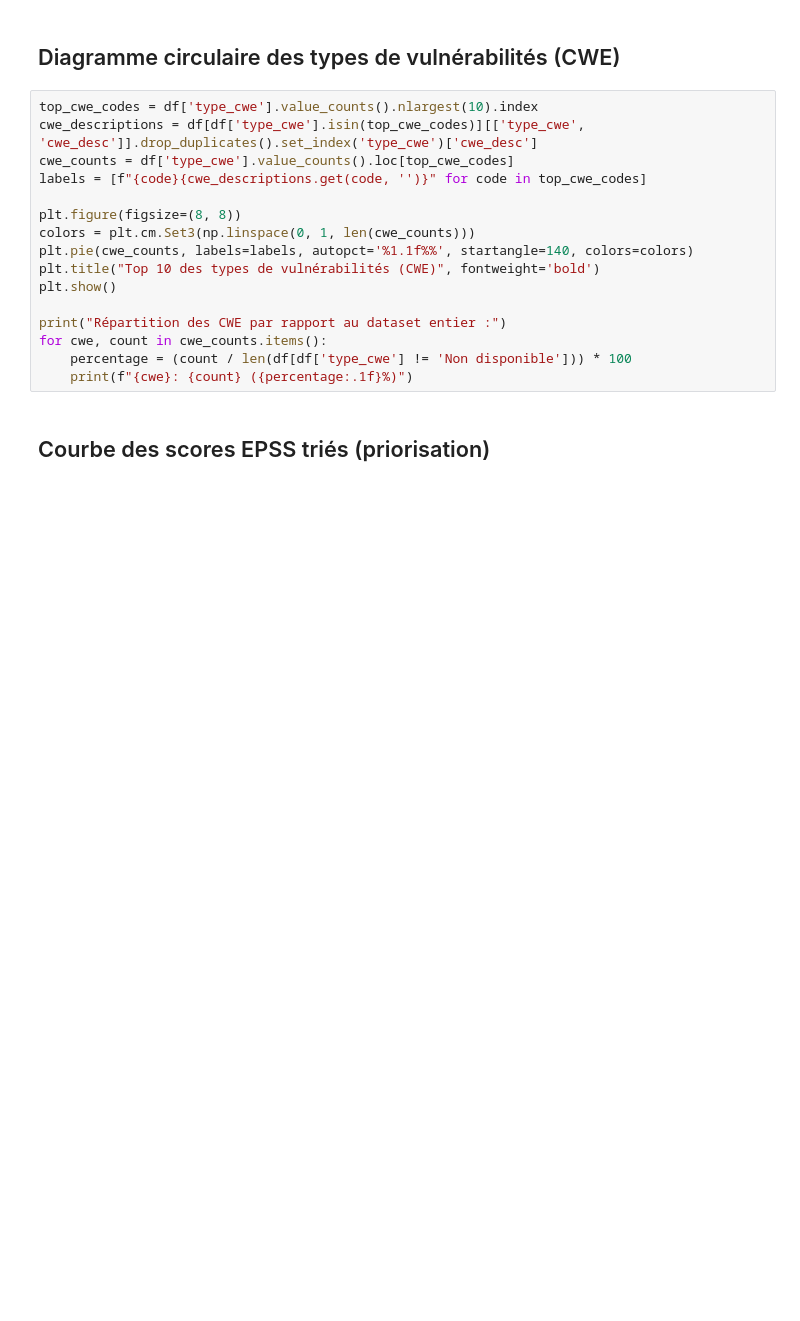
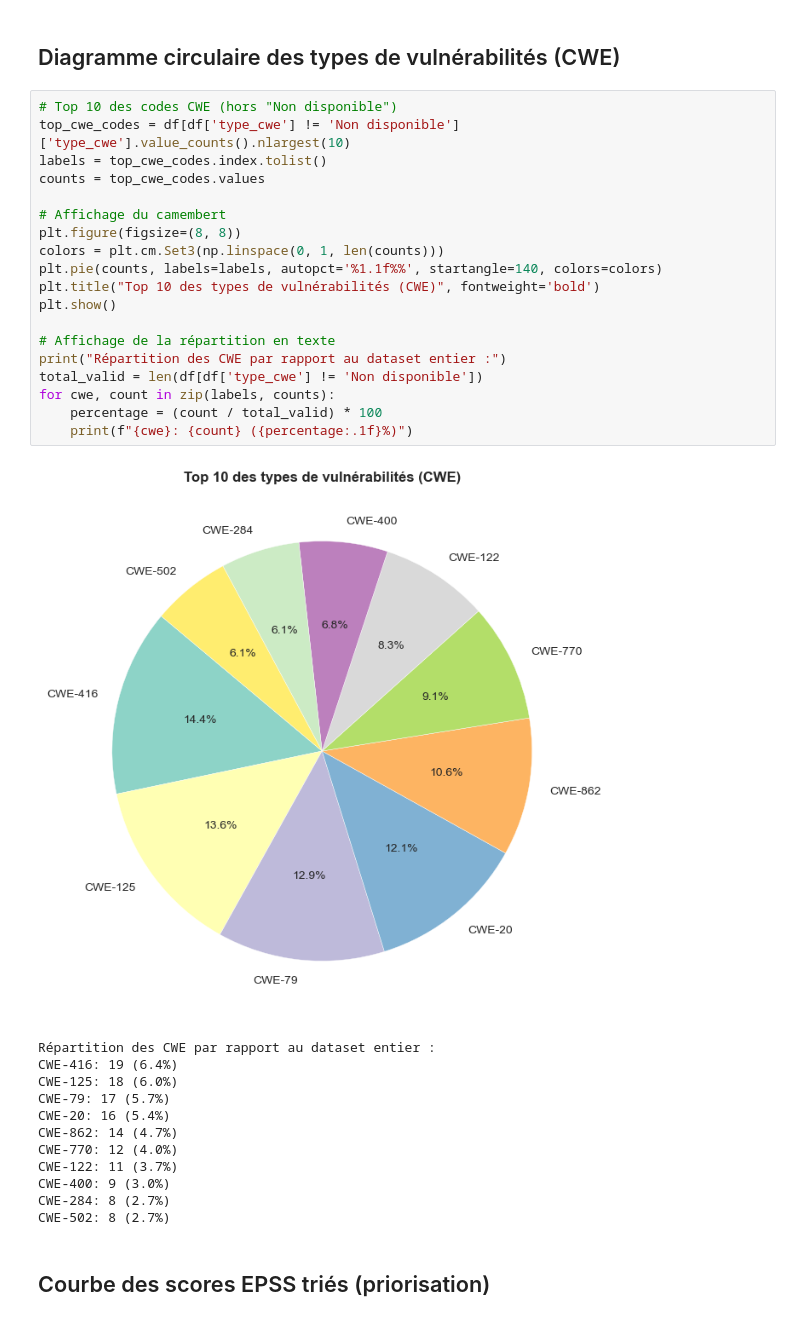
Before and after one commit to iri-rsl/ANSSI-Mastercamp, a Jupyter notebook: TD_final.ipynb, the cells around one changed output. Saved outputs shown, nothing was run; the diff lists cells and outputs as text; blank space fills up the shorter version.

```diff
--- a/TD_final.ipynb
+++ b/TD_final.ipynb
@@ -284,21 +73,37 @@ plt.show()
 # %% [markdown]
 ## Diagramme circulaire des types de vulnérabilités (CWE)
 # %%
-top_cwe_codes = df['type_cwe'].value_counts().nlargest(10).index
-cwe_descriptions = df[df['type_cwe'].isin(top_cwe_codes)][['type_cwe', 'cwe_desc']].drop_duplicates().set_index('type_cwe')['cwe_desc']
-cwe_counts = df['type_cwe'].value_counts().loc[top_cwe_codes]
-labels = [f"{code}{cwe_descriptions.get(code, '')}" for code in top_cwe_codes]
+# Top 10 des codes CWE (hors "Non disponible")
+top_cwe_codes = df[df['type_cwe'] != 'Non disponible']['type_cwe'].value_counts().nlargest(10)
+labels = top_cwe_codes.index.tolist()
+counts = top_cwe_codes.values
 
+# Affichage du camembert
 plt.figure(figsize=(8, 8))
-colors = plt.cm.Set3(np.linspace(0, 1, len(cwe_counts)))
-plt.pie(cwe_counts, labels=labels, autopct='%1.1f%%', startangle=140, colors=colors)
+colors = plt.cm.Set3(np.linspace(0, 1, len(counts)))
+plt.pie(counts, labels=labels, autopct='%1.1f%%', startangle=140, colors=colors)
 plt.title("Top 10 des types de vulnérabilités (CWE)", fontweight='bold')
 plt.show()
 
+# Affichage de la répartition en texte
 print("Répartition des CWE par rapport au dataset entier :")
-for cwe, count in cwe_counts.items():
-    percentage = (count / len(df[df['type_cwe'] != 'Non disponible'])) * 100
+total_valid = len(df[df['type_cwe'] != 'Non disponible'])
+for cwe, count in zip(labels, counts):
+    percentage = (count / total_valid) * 100
     print(f"{cwe}: {count} ({percentage:.1f}%)")
+# %% [output]
+[figure, added]
+Répartition des CWE par rapport au dataset entier :
+CWE-416: 19 (6.4%)
+CWE-125: 18 (6.0%)
+CWE-79: 17 (5.7%)
+CWE-20: 16 (5.4%)
+CWE-862: 14 (4.7%)
+CWE-770: 12 (4.0%)
+CWE-122: 11 (3.7%)
+CWE-400: 9 (3.0%)
+CWE-284: 8 (2.7%)
+CWE-502: 8 (2.7%)
 # %% [markdown]
 ## Courbe des scores EPSS triés (priorisation)
 # %%
```
Also changed, not shown: parts of 34 cells of this notebook.
